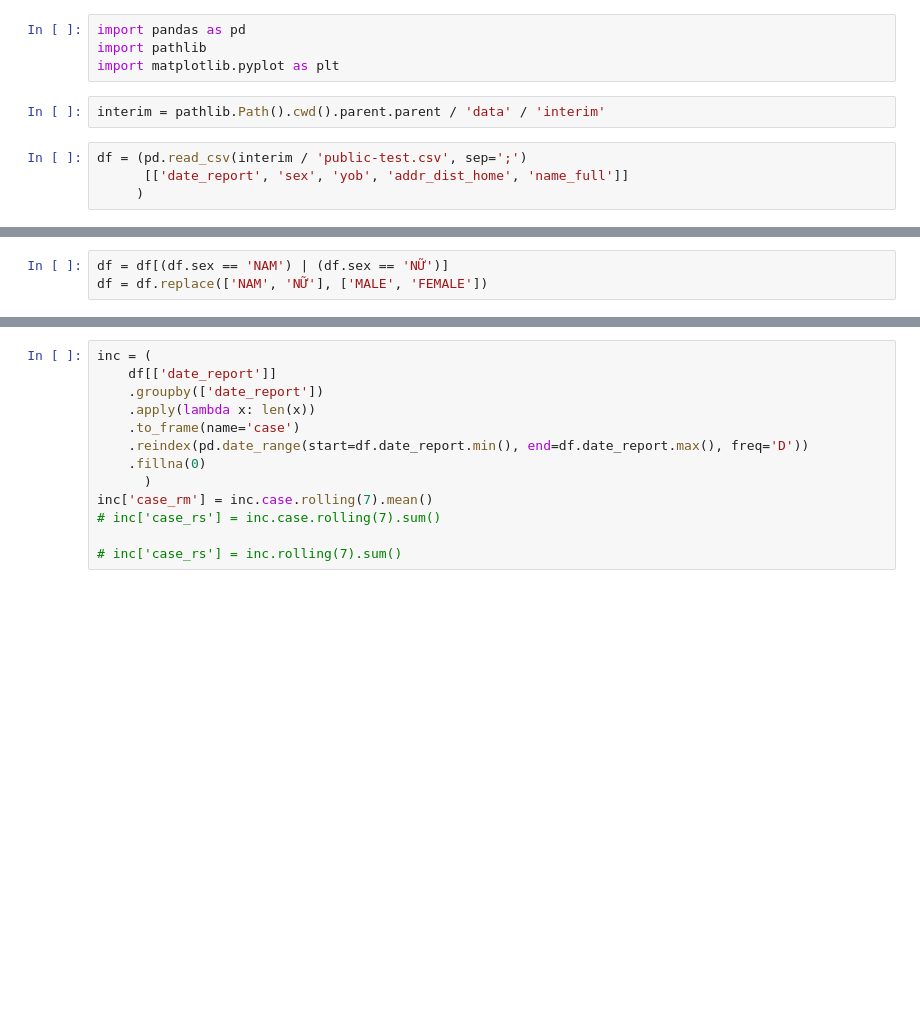
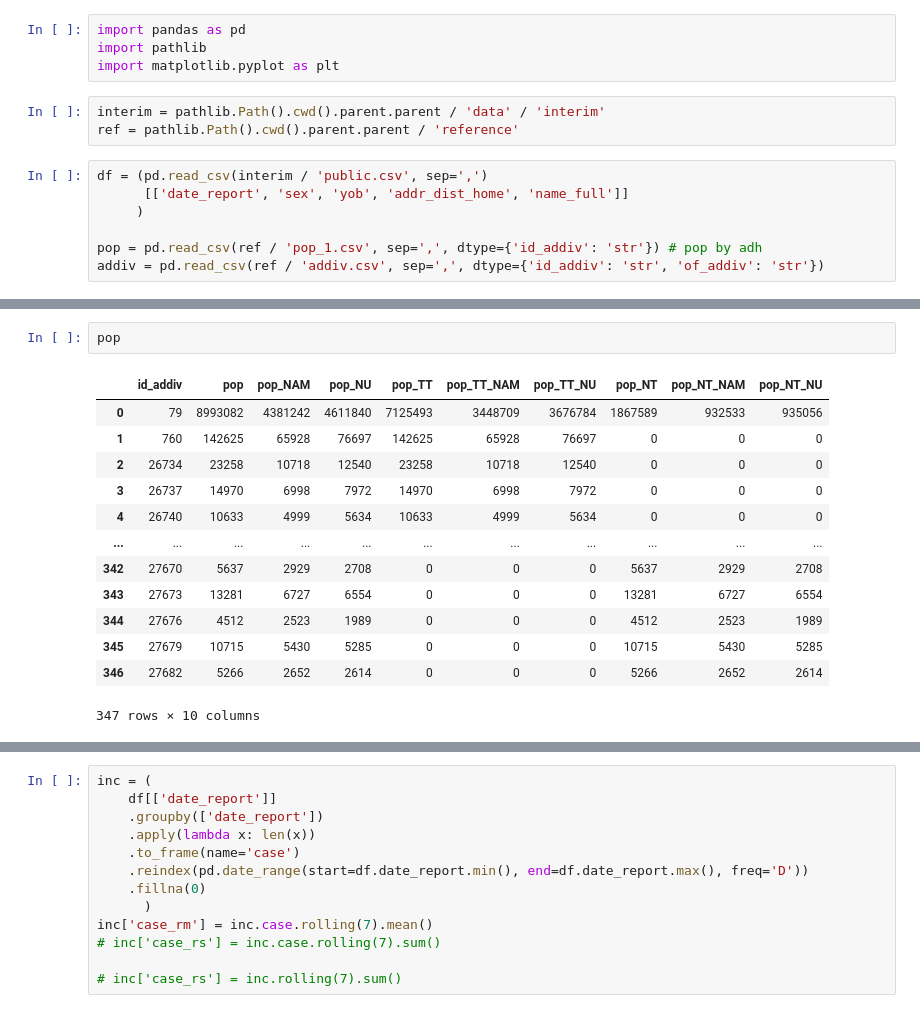
Before and after one commit to pham-k/covid-data-analysis, a Jupyter notebook: notebook/exploratory/make_incidence_data.ipynb, the cells around one changed output, grey strips where cells are left out. Cells and saved outputs as stored; diff of their text form; blank space fills up the shorter version.

```diff
--- a/notebook/exploratory/make_incidence_data.ipynb
+++ b/notebook/exploratory/make_incidence_data.ipynb
@@ -4,9 +4,13 @@ import pathlib
 import matplotlib.pyplot as plt
 # %%
 interim = pathlib.Path().cwd().parent.parent / 'data' / 'interim'
+ref = pathlib.Path().cwd().parent.parent / 'reference'
 # %%
-df = (pd.read_csv(interim / 'public-test.csv', sep=';')
+df = (pd.read_csv(interim / 'public.csv', sep=',')
       [['date_report', 'sex', 'yob', 'addr_dist_home', 'name_full']]
      )
+
+pop = pd.read_csv(ref / 'pop_1.csv', sep=',', dtype={'id_addiv': 'str'}) # pop by adh
+addiv = pd.read_csv(ref / 'addiv.csv', sep=',', dtype={'id_addiv': 'str', 'of_addiv': 'str'})
 # %%
 df = df.assign(
@@ -16,3 +28,16 @@ df = df.assign(
-# %%
-df = df[(df.sex == 'NAM') | (df.sex == 'NỮ')]
-df = df.replace(['NAM', 'NỮ'], ['MALE', 'FEMALE'])
+# %%
+pop
+# %% [output]
+|  | id_addiv | pop | pop_NAM | pop_NU | pop_TT | pop_TT_NAM | pop_TT_NU | pop_NT | pop_NT_NAM | pop_NT_NU |
+| 0 | 79 | 8993082 | 4381242 | 4611840 | 7125493 | 3448709 | 3676784 | 1867589 | 932533 | 935056 |
+| 1 | 760 | 142625 | 65928 | 76697 | 142625 | 65928 | 76697 | 0 | 0 | 0 |
+| 2 | 26734 | 23258 | 10718 | 12540 | 23258 | 10718 | 12540 | 0 | 0 | 0 |
+| 3 | 26737 | 14970 | 6998 | 7972 | 14970 | 6998 | 7972 | 0 | 0 | 0 |
+| 4 | 26740 | 10633 | 4999 | 5634 | 10633 | 4999 | 5634 | 0 | 0 | 0 |
+| ... | ... | ... | ... | ... | ... | ... | ... | ... | ... | ... |
+| 342 | 27670 | 5637 | 2929 | 2708 | 0 | 0 | 0 | 5637 | 2929 | 2708 |
+| 343 | 27673 | 13281 | 6727 | 6554 | 0 | 0 | 0 | 13281 | 6727 | 6554 |
+| 344 | 27676 | 4512 | 2523 | 1989 | 0 | 0 | 0 | 4512 | 2523 | 1989 |
+| 345 | 27679 | 10715 | 5430 | 5285 | 0 | 0 | 0 | 10715 | 5430 | 5285 |
+| 346 | 27682 | 5266 | 2652 | 2614 | 0 | 0 | 0 | 5266 | 2652 | 2614 |
+347 rows × 10 columns
```
Also changed, not shown: parts of 6 cells of this notebook, 47 other files.
